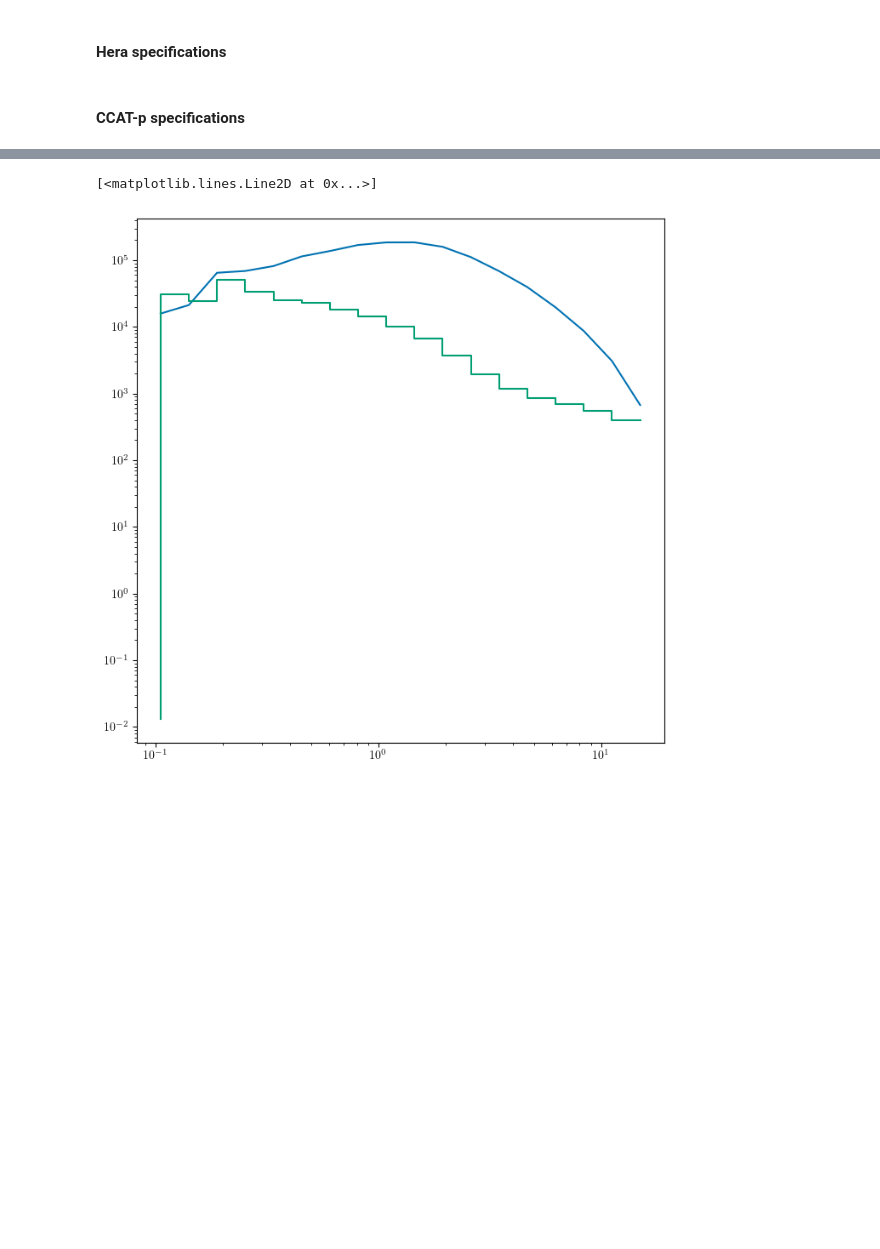
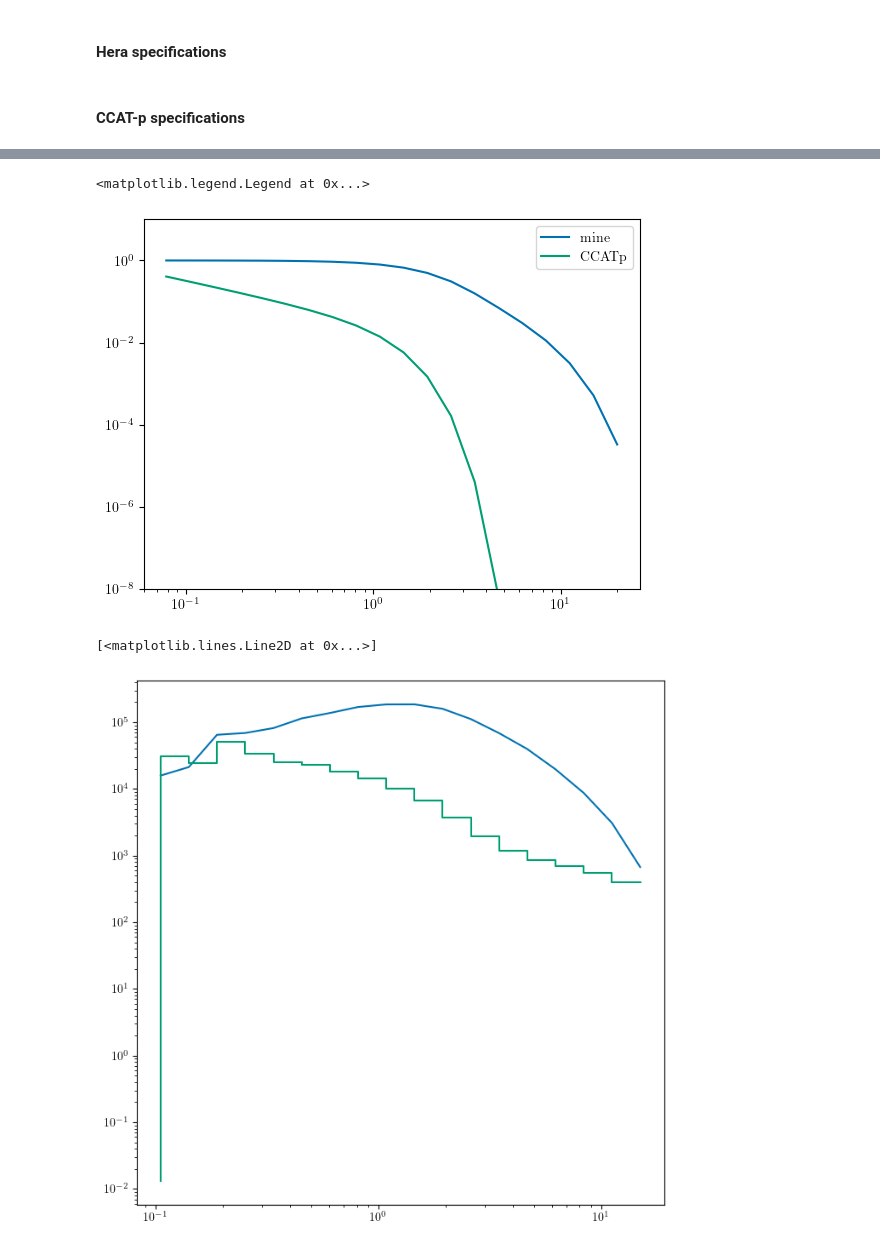
Before and after one commit to lisaleemcb/deprism, a Jupyter notebook: generate_spectra.ipynb, the cells around one changed output, grey strips where cells are left out. Cells and saved outputs as stored; diff of their text form; code cells hidden in the pictures; blank space fills up the shorter version.

```diff
--- a/generate_spectra.ipynb
+++ b/generate_spectra.ipynb
@@ -1315,3 +1331,12 @@ var_x_CCATp = var_x(P_21cm_21cm[:-1], W_k_21cm[:-1], P_CII_CII[:-1], W_k_CCATp[:
+# %%
+plt.loglog(k, W_k_CII, label='mine')
+plt.loglog(k, W_k_CCATp, label='CCATp')
+
+plt.ylim(1e-8,1e1)
+plt.legend()
+# %% [output]
+<matplotlib.legend.Legend at 0x...>
+[figure, added]
 # %%
 plt.figure(figsize=(8,8))
 plt.loglog(k[1:-1], (k[1:-1]**3 * P_21cm_CII[1:-1] * W_k_CII[1:-1]).value / (2 * np.pi**2))
```
Also changed, not shown: parts of 61 cells of this notebook, 2 other files.
